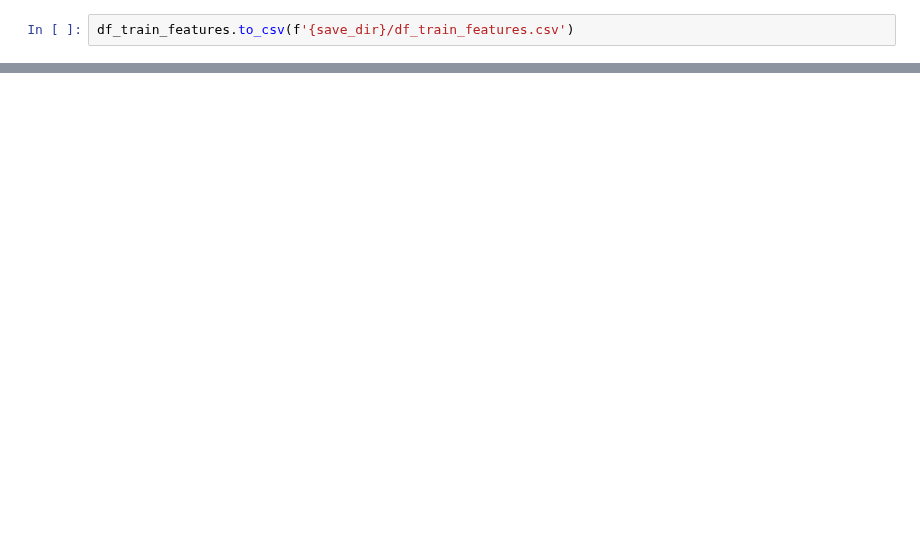
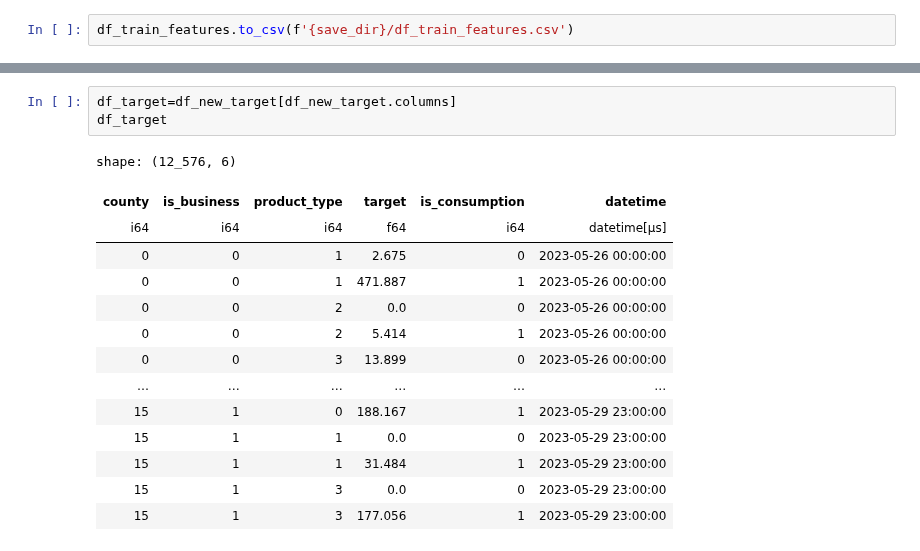
Before and after one commit to dinhtanloc/ads_enfit, a Jupyter notebook: prj2/2.pre-processing/1.pre-processing.ipynb, the cells around one changed output, grey strips where cells are left out. Saved outputs shown, nothing was run; the diff lists cells and outputs as text; blank space fills up the shorter version.

```diff
--- a/prj2/2.pre-processing/1.pre-processing.ipynb
+++ b/prj2/2.pre-processing/1.pre-processing.ipynb
@@ -217,0 +257,18 @@ df_train_features.to_csv(f'{save_dir}/df_train_features.csv')
+# %%
+df_target=df_new_target[df_new_target.columns]
+df_target
+# %% [output]
+shape: (12_576, 6)
+| county | is_business | product_type | target | is_consumption | datetime |
+| i64 | i64 | i64 | f64 | i64 | datetime[μs] |
+| 0 | 0 | 1 | 2.675 | 0 | 2023-05-26 00:00:00 |
+| 0 | 0 | 1 | 471.887 | 1 | 2023-05-26 00:00:00 |
+| 0 | 0 | 2 | 0.0 | 0 | 2023-05-26 00:00:00 |
+| 0 | 0 | 2 | 5.414 | 1 | 2023-05-26 00:00:00 |
+| 0 | 0 | 3 | 13.899 | 0 | 2023-05-26 00:00:00 |
+| … | … | … | … | … | … |
+| 15 | 1 | 0 | 188.167 | 1 | 2023-05-29 23:00:00 |
+| 15 | 1 | 1 | 0.0 | 0 | 2023-05-29 23:00:00 |
+| 15 | 1 | 1 | 31.484 | 1 | 2023-05-29 23:00:00 |
+| 15 | 1 | 3 | 0.0 | 0 | 2023-05-29 23:00:00 |
+| 15 | 1 | 3 | 177.056 | 1 | 2023-05-29 23:00:00 |
```
Also changed, not shown: parts of 15 cells of this notebook, 2 other files.
